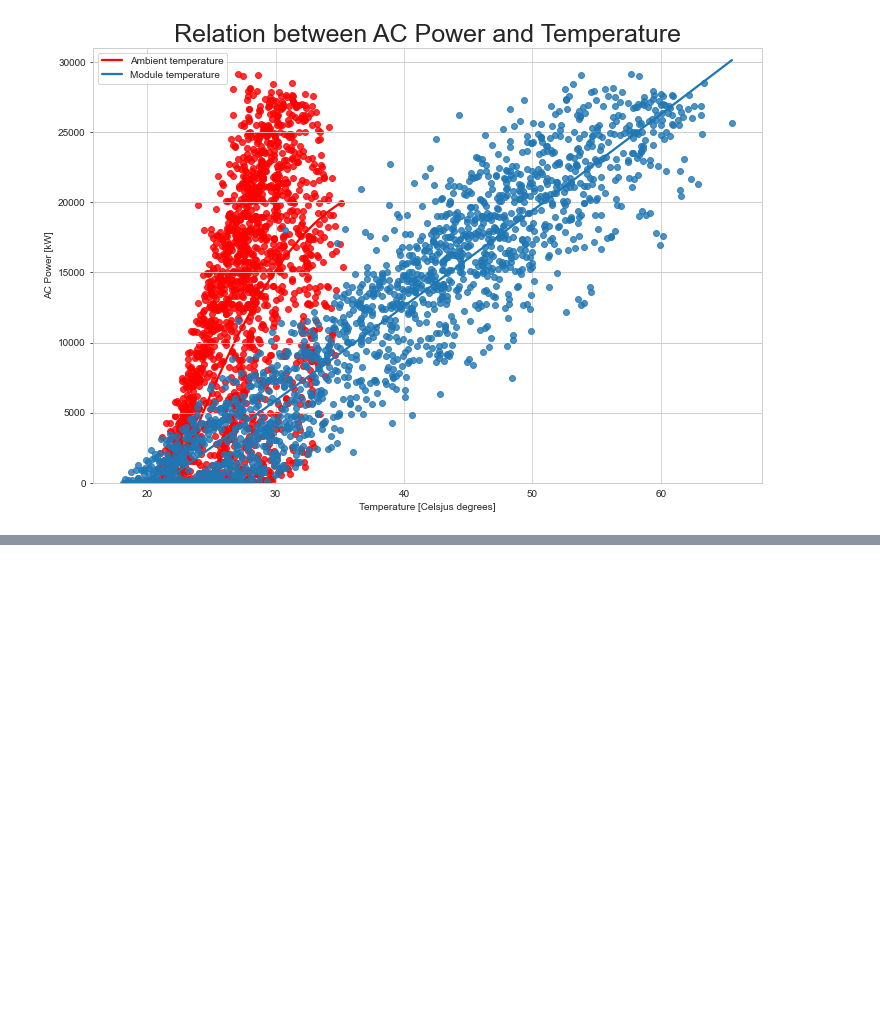
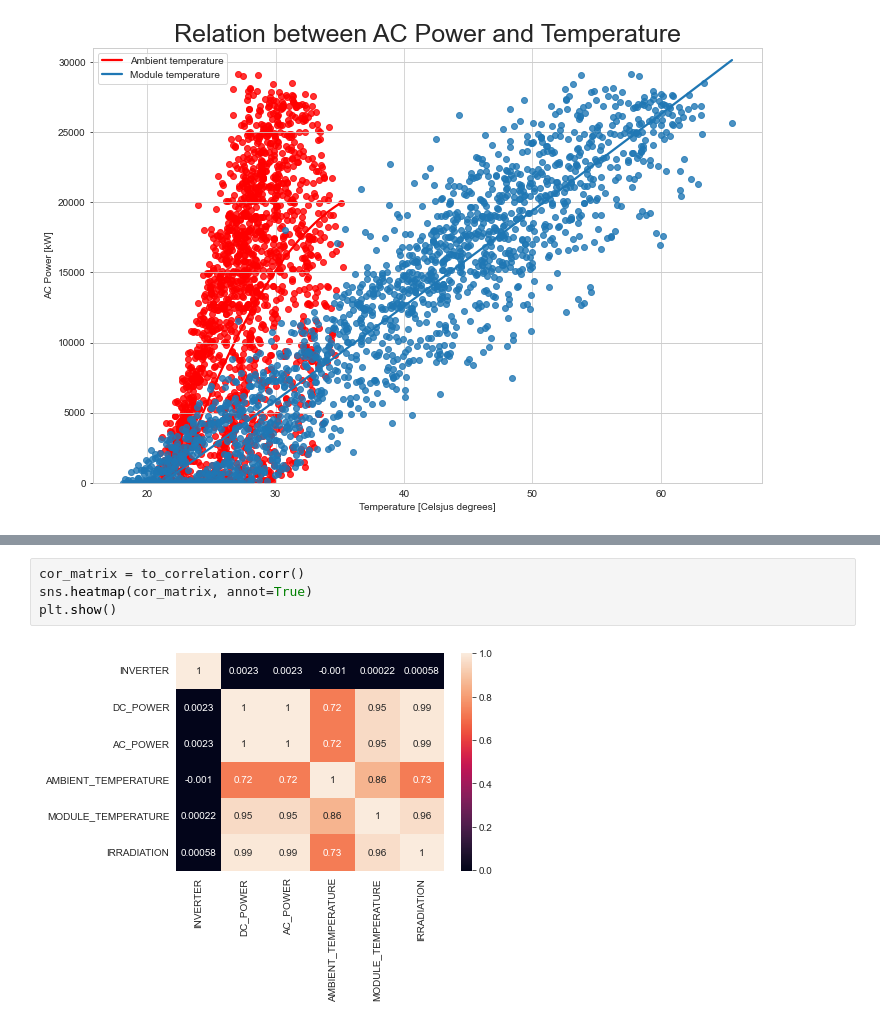
Before and after one commit to karolinaprzewoznik/Energy_EDA, a Jupyter notebook: SOLAR_POWER_PROJECT.ipynb, the cells around one changed output, grey strips where cells are left out. Drawn from its saved outputs; the diff is of its cells as text; blank space fills up the shorter version.

```diff
--- a/SOLAR_POWER_PROJECT.ipynb
+++ b/SOLAR_POWER_PROJECT.ipynb
@@ -87,0 +163,6 @@ plt.show()
+# %%
+cor_matrix = to_correlation.corr()
+sns.heatmap(cor_matrix, annot=True)
+plt.show()
+# %% [output]
+[figure, added]
```
Also changed, not shown: parts of 21 cells of this notebook.
